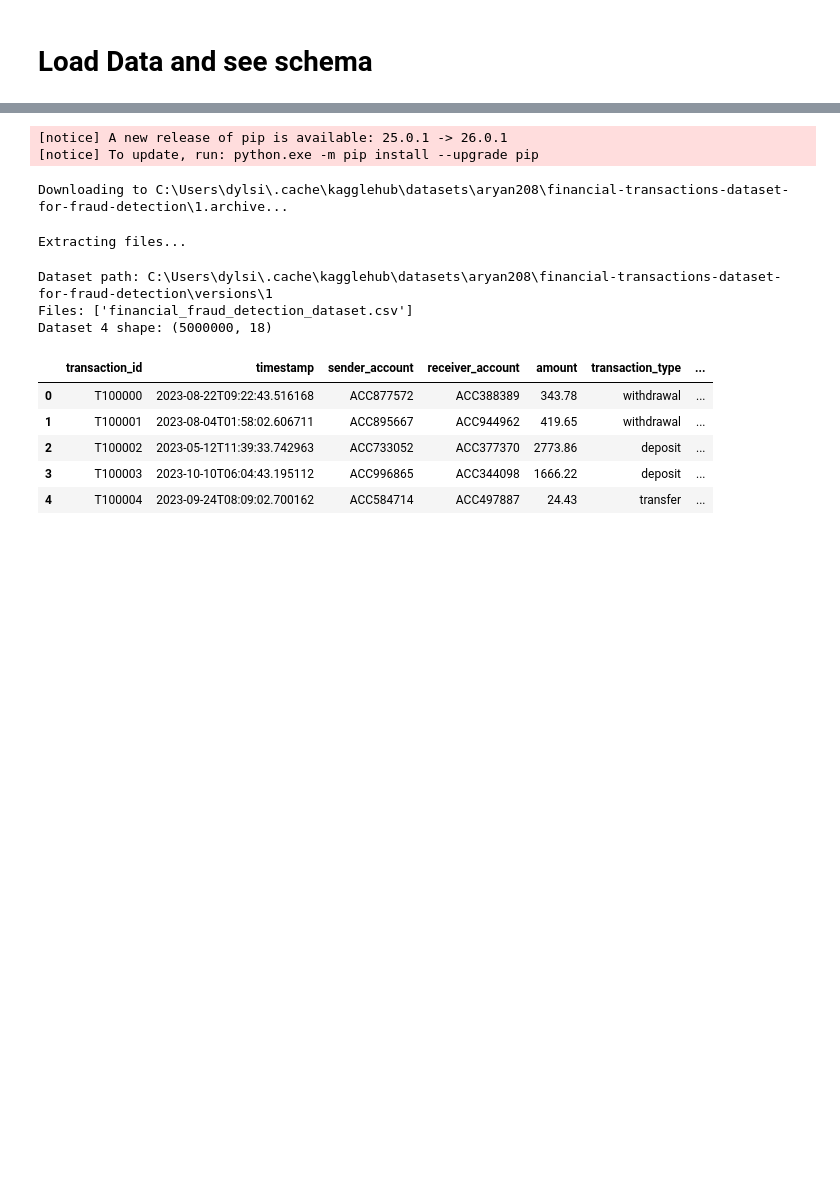
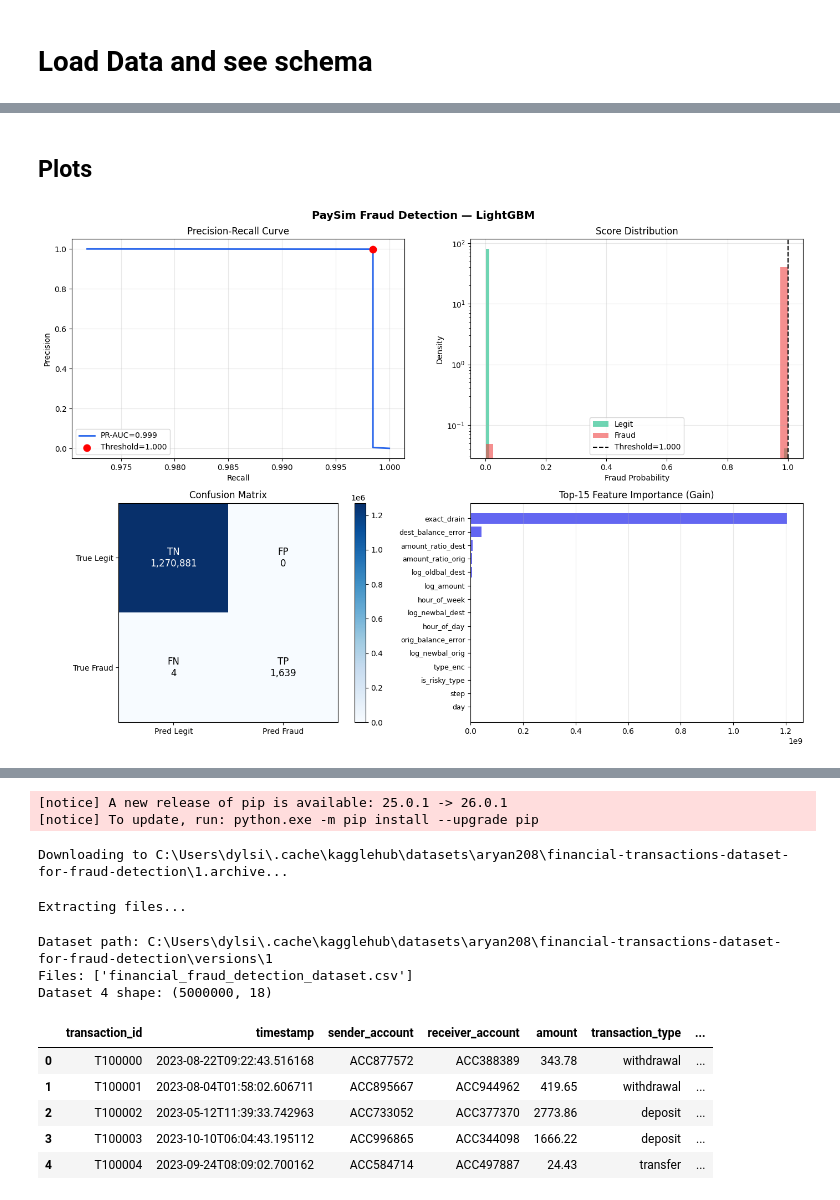
Before and after one commit to Big-Data-Fraud-Detection/Fraud-Detection, a Jupyter notebook: Project_4_Enterprise_Fraud_Detection_Platform.ipynb, the cells around one changed output, grey strips where cells are left out. Saved outputs shown, nothing was run; the diff lists cells and outputs as text; code cells hidden in the pictures; blank space fills up the shorter version.

```diff
--- a/Project_4_Enterprise_Fraud_Detection_Platform.ipynb
+++ b/Project_4_Enterprise_Fraud_Detection_Platform.ipynb
@@ -2,0 +278,15 @@
+# %%
+test_proba = model.predict(X_test)
+test_pred  = (test_proba >= best_thresh).astype(int)
+
+roc_auc = roc_auc_score(y_test, test_proba)
+pr_auc  = average_precision_score(y_test, test_proba)
+
+print("=" * 55)
+print("TEST METRICS")
+print("=" * 55)
+print(f"  ROC-AUC  : {roc_auc:.4f}   (expect ~0.97–0.99)")
+print(f"  PR-AUC   : {pr_auc:.4f}   (expect ~0.85–0.95)")
+print(f"  Threshold: {best_thresh:.4f}")
+print()
+print(classification_report(y_test, test_pred, target_names=["Legit", "Fraud"], digits=4))
@@ -2,0 +309,51 @@
+# %% [markdown]
+## Plots
+# %%
+fig, axes = plt.subplots(2, 2, figsize=(14, 10))
+fig.suptitle("PaySim Fraud Detection — LightGBM", fontsize=14, fontweight="bold")
+
+# A) Precision-Recall curve
+ax = axes[0, 0]
+ax.plot(rec[:-1], prec[:-1], lw=2, color="#2563eb", label=f"PR-AUC={pr_auc:.3f}")
+ax.scatter(rec[best_idx], prec[best_idx], color="red", zorder=5, s=80,
+           label=f"Threshold={best_thresh:.3f}")
+ax.set_xlabel("Recall"); ax.set_ylabel("Precision")
+ax.set_title("Precision-Recall Curve"); ax.legend(); ax.grid(alpha=0.3)
+
+# B) Score distribution (log scale — scores pile near 0 for legit)
+ax = axes[0, 1]
+ax.hist(test_proba[y_test==0], bins=80, alpha=0.6, color="#10b981", label="Legit", density=True)
+ax.hist(test_proba[y_test==1], bins=40, alpha=0.6, color="#ef4444", label="Fraud", density=True)
+ax.axvline(best_thresh, color="black", linestyle="--", label=f"Threshold={best_thresh:.3f}")
+ax.set_xlabel("Fraud Probability"); ax.set_ylabel("Density")
+ax.set_title("Score Distribution"); ax.legend(); ax.grid(alpha=0.3)
+ax.set_yscale("log")
+
+# C) Confusion matrix
+ax = axes[1, 0]
+cm = confusion_matrix(y_test, test_pred)
+im = ax.imshow(cm, cmap="Blues")
+labels = [["TN", "FP"], ["FN", "TP"]]
+for i in range(2):
+    for j in range(2):
+        ax.text(j, i, f"{labels[i][j]}\n{cm[i,j]:,}", ha="center", va="center",
+                fontsize=12, color="white" if cm[i,j] > cm.max()/2 else "black")
+ax.set_xticks([0,1]); ax.set_yticks([0,1])
+ax.set_xticklabels(["Pred Legit", "Pred Fraud"])
+ax.set_yticklabels(["True Legit", "True Fraud"])
+ax.set_title("Confusion Matrix"); plt.colorbar(im, ax=ax)
+
+# D) Feature importance
+ax = axes[1, 1]
+importance  = model.feature_importance(importance_type="gain")
+feat_imp    = sorted(zip(feature_cols, importance), key=lambda x: x[1], reverse=True)[:15]
+names, vals = zip(*feat_imp)
+ax.barh(range(len(names)), vals, color="#6366f1")
+ax.set_yticks(range(len(names))); ax.set_yticklabels(names, fontsize=9)
+ax.invert_yaxis()
+ax.set_title("Top-15 Feature Importance (Gain)"); ax.grid(alpha=0.3, axis="x")
+
+plt.tight_layout()
+plt.show()
+# %% [output]
+[figure, added]
```
Also changed, not shown: parts of 21 cells of this notebook.
